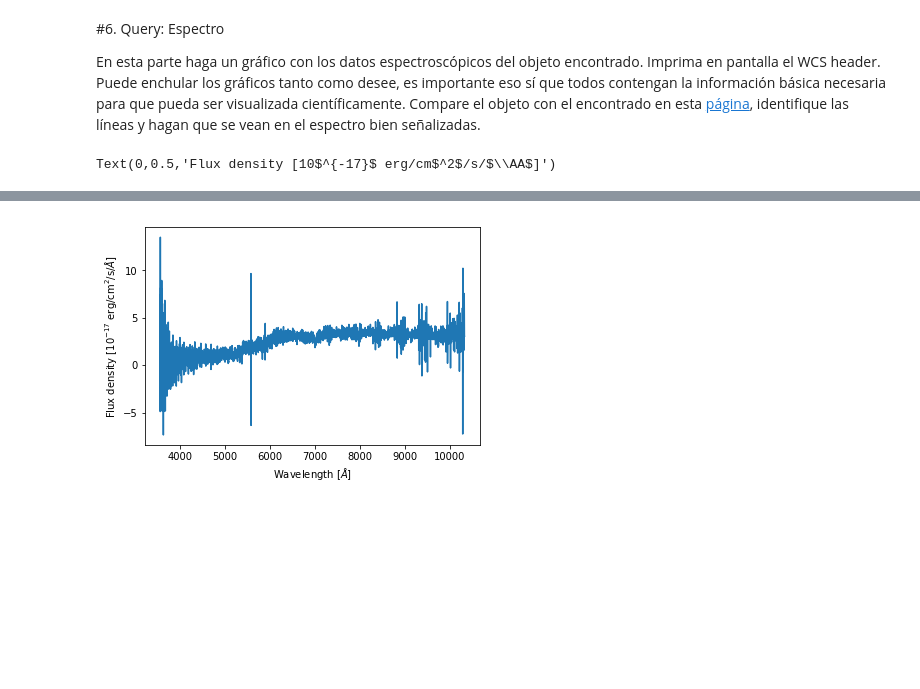
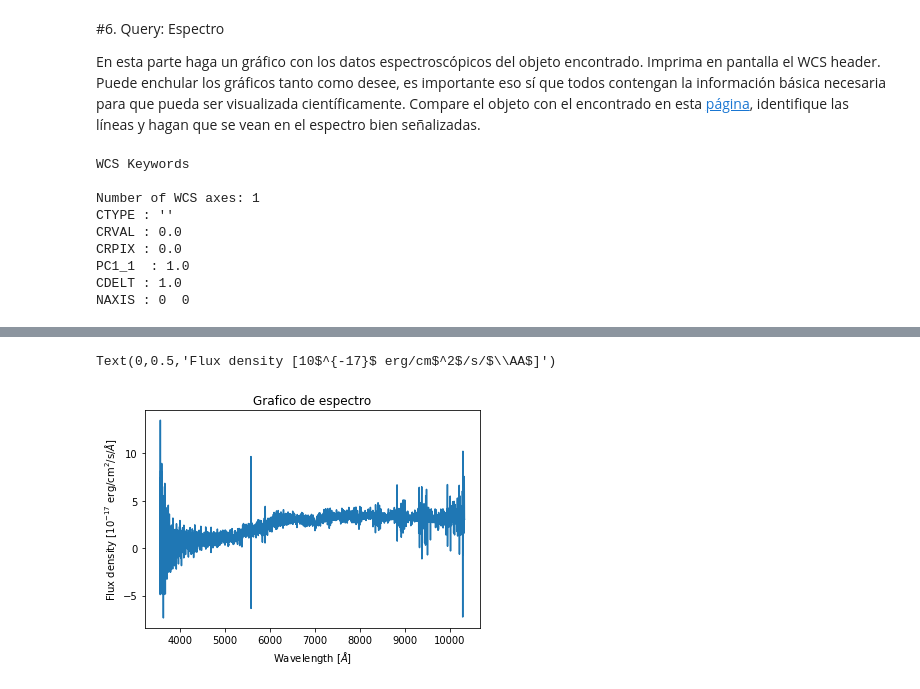
Before and after one commit to scarlett-plaza/minitarea4, a Jupyter notebook: minitarea4.ipynb, the cells around one changed output, grey strips where cells are left out. Saved outputs shown, nothing was run; the diff lists cells and outputs as text; code cells hidden in the pictures; blank space fills up the shorter version.

```diff
--- a/minitarea4.ipynb
+++ b/minitarea4.ipynb
@@ -283,12 +290,22 @@ NAXIS : 2048  1489
 
 En esta parte haga un gráfico con los datos espectroscópicos del objeto encontrado. Imprima en pantalla el WCS header. Puede enchular los gráficos tanto como desee, es importante eso sí que todos contengan la información básica necesaria para que pueda ser visualizada científicamente. Compare el objeto con el encontrado en esta [página](http://skyserver.sdss.org/dr15/en/tools/chart/navi.aspx), identifique las líneas y hagan que se vean en el espectro bien señalizadas.
 # %%
+print (WCS(sp[0][0].header))
 fits = sp[0]
 scidata = fits[1].data
 flux = scidata['flux']
 lam = scidata['loglam']
 plt.plot(10**(lam), flux)
+plt.title("Grafico de espectro")
 plt.xlabel('Wavelength [$\AA$]')
 plt.ylabel('Flux density [10$^{-17}$ erg/cm$^2$/s/$\AA$]')
 # %% [output]
-Text(0,0.5,'Flux density [10$^{-17}$ erg/cm$^2$/s/$\\AA$]')
+WCS Keywords
+
+Number of WCS axes: 1
+CTYPE : ''
+CRVAL : 0.0
+CRPIX : 0.0
+PC1_1  : 1.0
+CDELT : 1.0
+NAXIS : 0  0
@@ -295 +317,2 @@ Text(0,0.5,'Flux density [10$^{-17}$ erg/cm$^2$/s/$\\AA$]')
+Text(0,0.5,'Flux density [10$^{-17}$ erg/cm$^2$/s/$\\AA$]')
-[figure, old version]
+[figure, new version]
```
Also changed, not shown: parts of 6 cells of this notebook.
